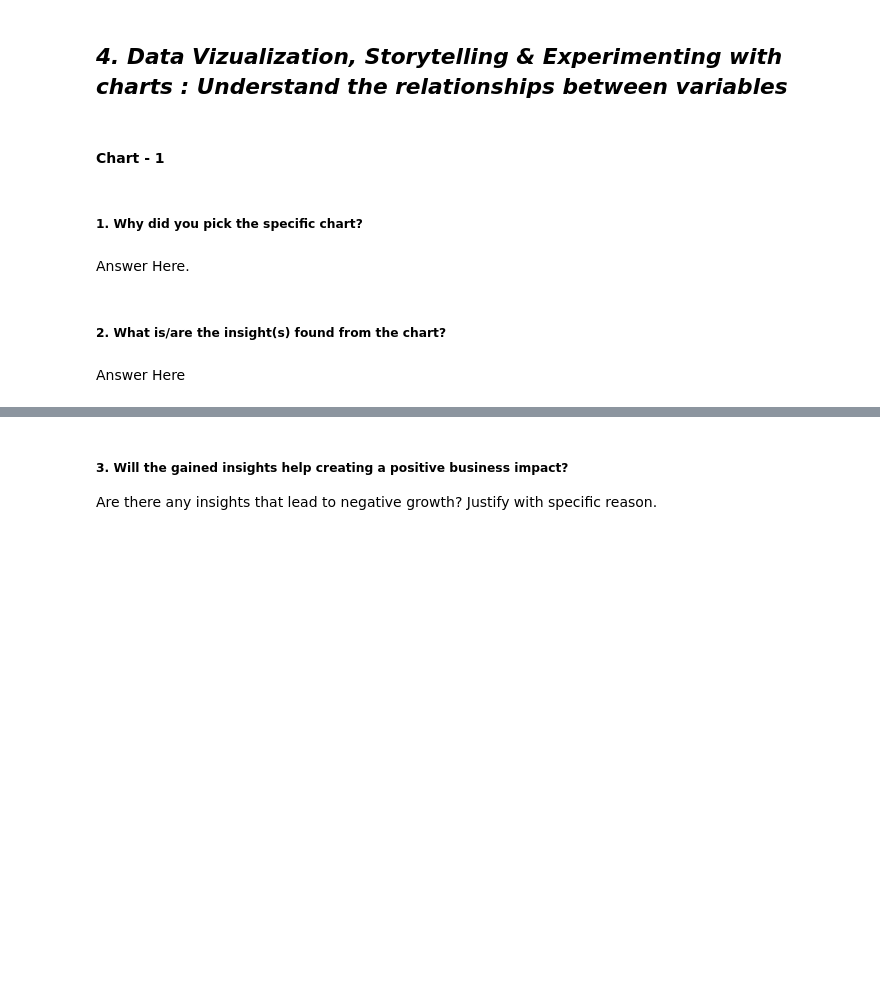
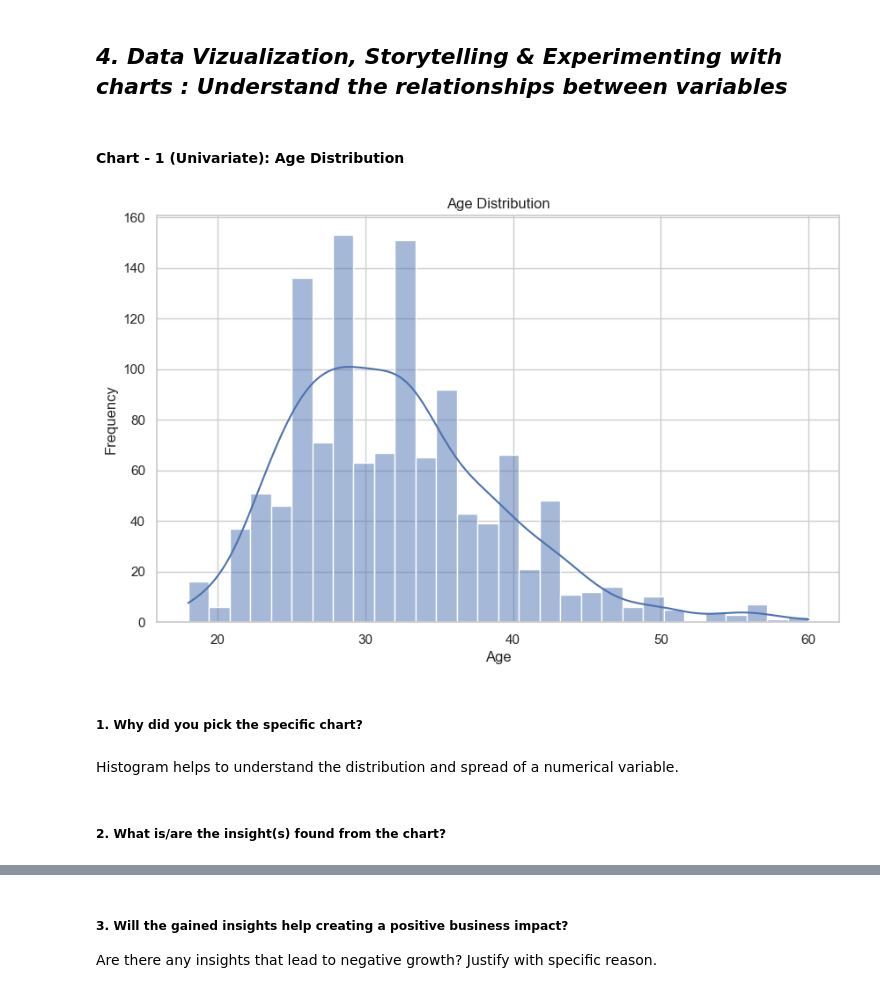
Before and after one commit to Pheonix1330/Mental-Health-in-Tech-Survey, a Jupyter notebook: Sample_EDA_Submission_Template.ipynb, the cells around one changed output, grey strips where cells are left out. Drawn from its saved outputs; the diff is of its cells as text; code cells hidden in the pictures; blank space fills up the shorter version.

```diff
--- a/Sample_EDA_Submission_Template.ipynb
+++ b/Sample_EDA_Submission_Template.ipynb
@@ -113,0 +260,10 @@ Answer Here
+# %%
+# Check Unique Values for each variable.
+# Loop through each column in the dataset
+for col in df.columns:
+
+    print(f"\nColumn: {col}")   # Print column name
+
+    print(df[col].unique())    # Display all unique values in that column
+
+    print(f"Count of Unique Values: {df[col].nunique()}")  # Count number of unique values
@@ -124,4 +373,4 @@ Answer Here.
 # %% [markdown]
 ## ***4. Data Vizualization, Storytelling & Experimenting with charts : Understand the relationships between variables***
 # %% [markdown]
-#### Chart - 1
+#### Chart - 1 (Univariate): Age Distribution
@@ -130,8 +377,24 @@ Answer Here.
+# %%
+# Chart - 1 visualization code
+# Create histogram for Age
+plt.figure(figsize=(10,6))   # Set figure size
+
+sns.histplot(df_clean['Age'],   # Select Age column
+             bins=30,           # Number of bins
+             kde=True)          # Add density curve
+
+# Add title and labels
+plt.title("Age Distribution")
+plt.xlabel("Age")
+plt.ylabel("Frequency")
+
+# Show plot
+plt.show()
+# %% [output]
+[figure, added]
 # %% [markdown]
 ##### 1. Why did you pick the specific chart?
-# %% [markdown]
-Answer Here.
+# %% [markdown]
+Histogram helps to understand the distribution and spread of a numerical variable.
 # %% [markdown]
 ##### 2. What is/are the insight(s) found from the chart?
-# %% [markdown]
-Answer Here
```
Also changed, not shown: parts of 170 cells of this notebook, 1 other file.
